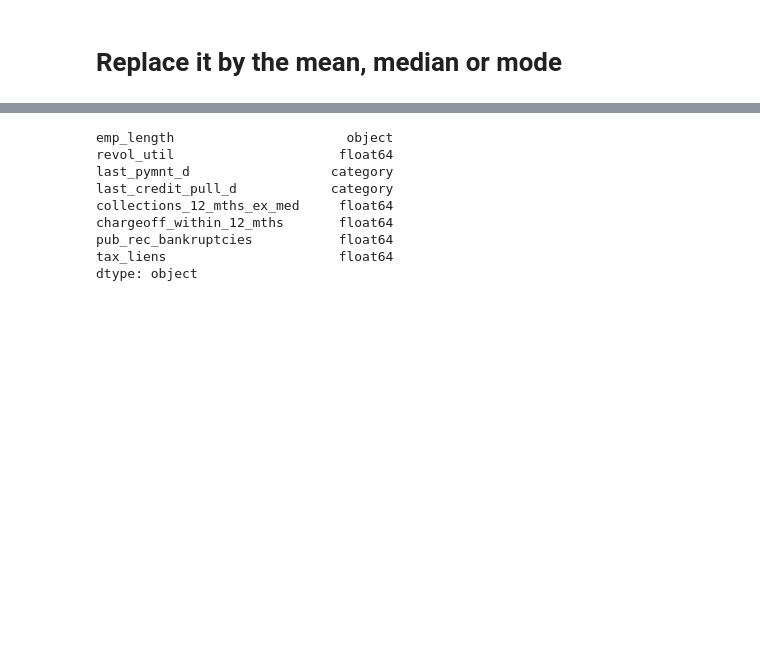
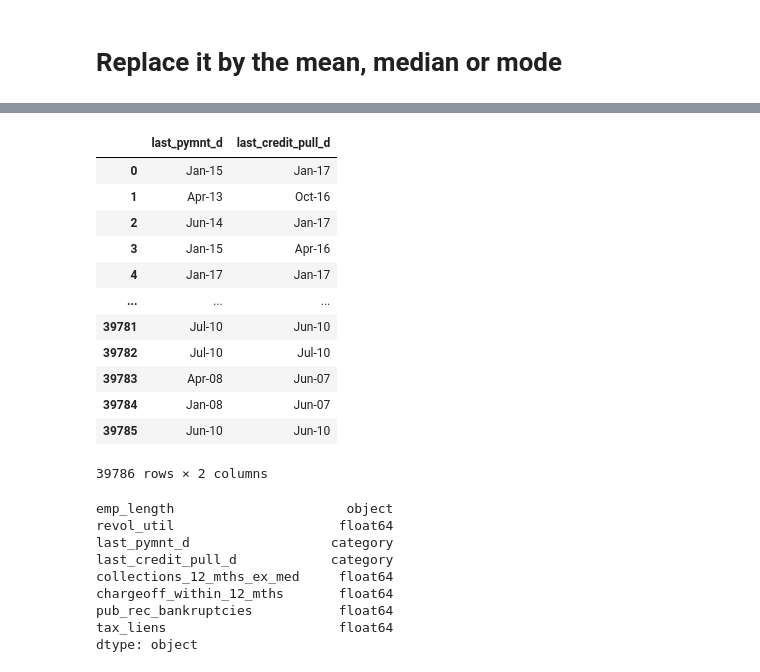
Before and after one commit to andvsilva/dataset, a Jupyter notebook: notebooks/cleaning.ipynb, the cells around one changed output, grey strips where cells are left out. Cells and saved outputs as stored; diff of their text form; code cells hidden in the pictures; blank space fills up the shorter version.

```diff
--- a/notebooks/cleaning.ipynb
+++ b/notebooks/cleaning.ipynb
@@ -176,6 +183,22 @@ list_cat = ['last_pymnt_d', 'last_credit_pull_d']
 
 for ilist in list_cat:
     df[f'{ilist}'] = df[f'{ilist}'].astype('category')
+# %%
+df[list_cat]
+# %% [output]
+|  | last_pymnt_d | last_credit_pull_d |
+| 0 | Jan-15 | Jan-17 |
+| 1 | Apr-13 | Oct-16 |
+| 2 | Jun-14 | Jan-17 |
+| 3 | Jan-15 | Apr-16 |
+| 4 | Jan-17 | Jan-17 |
+| ... | ... | ... |
+| 39781 | Jul-10 | Jun-10 |
+| 39782 | Jul-10 | Jul-10 |
+| 39783 | Apr-08 | Jun-07 |
+| 39784 | Jan-08 | Jun-07 |
+| 39785 | Jun-10 | Jun-10 |
+39786 rows × 2 columns
 # %%
 df[list_columns_nan].dtypes
 # %% [output]
```
Also changed, not shown: parts of 14 cells of this notebook, 3 other files.
